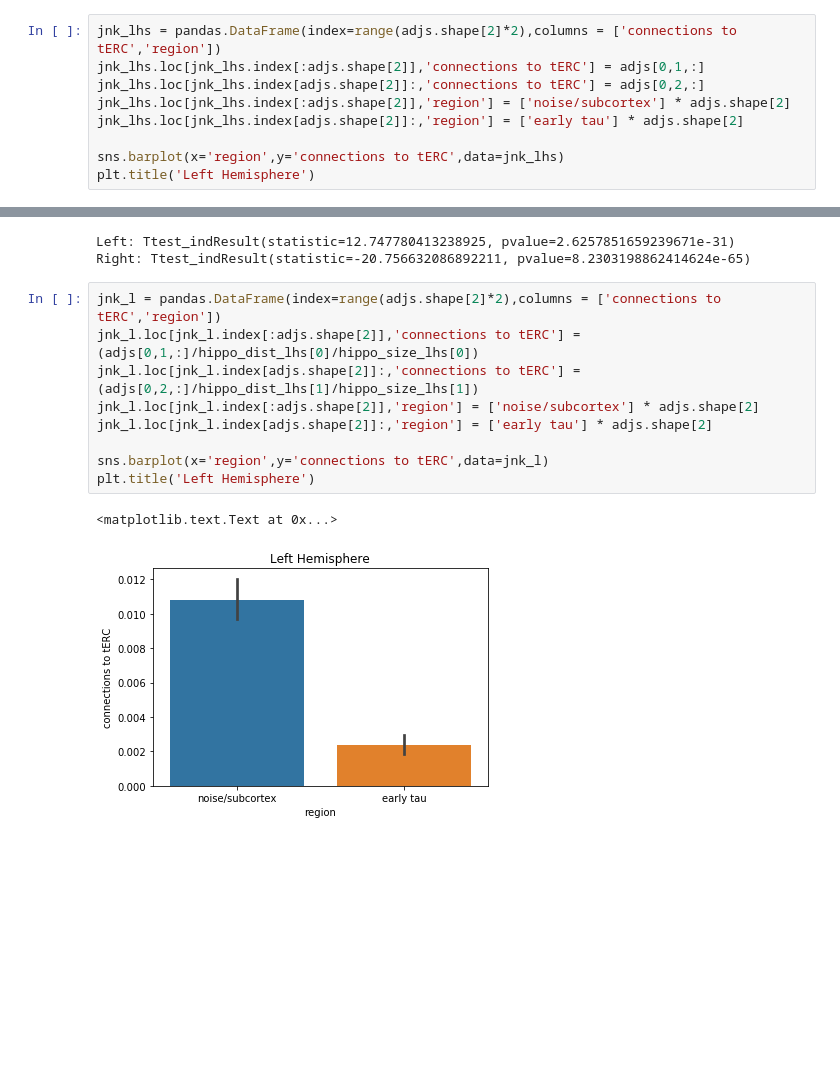
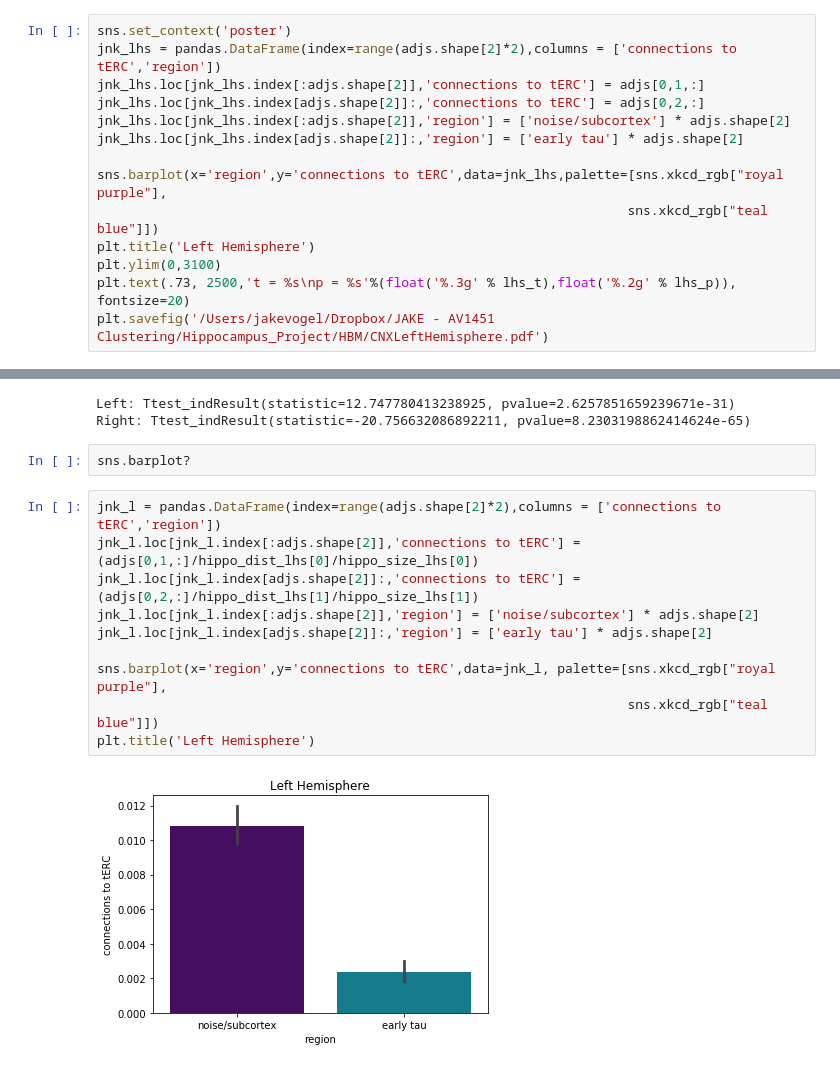
Before and after one commit to gkiar/alzhippo, a Jupyter notebook: code/hippocamp_ERC_connectivity.ipynb, the cells around one changed output, grey strips where cells are left out. Saved outputs shown, nothing was run; the diff lists cells and outputs as text; blank space fills up the shorter version.

```diff
--- a/code/hippocamp_ERC_connectivity.ipynb
+++ b/code/hippocamp_ERC_connectivity.ipynb
@@ -161,10 +162,15 @@ Right: Ttest_indResult(statistic=-17.799825679836772, pvalue=3.5384549854091931e
 # %%
+sns.set_context('poster')
 jnk_lhs = pandas.DataFrame(index=range(adjs.shape[2]*2),columns = ['connections to tERC','region'])
 jnk_lhs.loc[jnk_lhs.index[:adjs.shape[2]],'connections to tERC'] = adjs[0,1,:]
 jnk_lhs.loc[jnk_lhs.index[adjs.shape[2]]:,'connections to tERC'] = adjs[0,2,:]
 jnk_lhs.loc[jnk_lhs.index[:adjs.shape[2]],'region'] = ['noise/subcortex'] * adjs.shape[2]
 jnk_lhs.loc[jnk_lhs.index[adjs.shape[2]]:,'region'] = ['early tau'] * adjs.shape[2]
 
-sns.barplot(x='region',y='connections to tERC',data=jnk_lhs)
+sns.barplot(x='region',y='connections to tERC',data=jnk_lhs,palette=[sns.xkcd_rgb["royal purple"],
+                                                                    sns.xkcd_rgb["teal blue"]])
 plt.title('Left Hemisphere')
+plt.ylim(0,3100)
+plt.text(.73, 2500,'t = %s\np = %s'%(float('%.3g' % lhs_t),float('%.2g' % lhs_p)), fontsize=20)
+plt.savefig('/Users/jakevogel/Dropbox/JAKE - AV1451 Clustering/Hippocampus_Project/HBM/CNXLeftHemisphere.pdf')
 # %% [output]
@@ -268,18 +276,20 @@ print("Right: {}".format(dist_sz_rhs))
 # %% [output]
 Left: Ttest_indResult(statistic=12.747780413238925, pvalue=2.6257851659239671e-31)
 Right: Ttest_indResult(statistic=-20.756632086892211, pvalue=8.2303198862414624e-65)
+# %%
+sns.barplot?
 # %%
 jnk_l = pandas.DataFrame(index=range(adjs.shape[2]*2),columns = ['connections to tERC','region'])
 jnk_l.loc[jnk_l.index[:adjs.shape[2]],'connections to tERC'] = (adjs[0,1,:]/hippo_dist_lhs[0]/hippo_size_lhs[0])
 jnk_l.loc[jnk_l.index[adjs.shape[2]]:,'connections to tERC'] = (adjs[0,2,:]/hippo_dist_lhs[1]/hippo_size_lhs[1])
 jnk_l.loc[jnk_l.index[:adjs.shape[2]],'region'] = ['noise/subcortex'] * adjs.shape[2]
 jnk_l.loc[jnk_l.index[adjs.shape[2]]:,'region'] = ['early tau'] * adjs.shape[2]
 
-sns.barplot(x='region',y='connections to tERC',data=jnk_l)
+sns.barplot(x='region',y='connections to tERC',data=jnk_l, palette=[sns.xkcd_rgb["royal purple"],
+                                                                    sns.xkcd_rgb["teal blue"]])
 plt.title('Left Hemisphere')
 # %% [output]
-<matplotlib.text.Text at 0x...>
-[figure, old version]
+[figure, new version]
 # %%
 jnk_r = pandas.DataFrame(index=range(adjs.shape[2]*2),columns = ['connections to tERC','region'])
 jnk_r.loc[jnk_r.index[:adjs.shape[2]],'connections to tERC'] = (adjs[3,4,:]/hippo_dist_rhs[0]/hippo_size_rhs[0])
```
Also changed, not shown: parts of 5 cells of this notebook, 2 other files.
